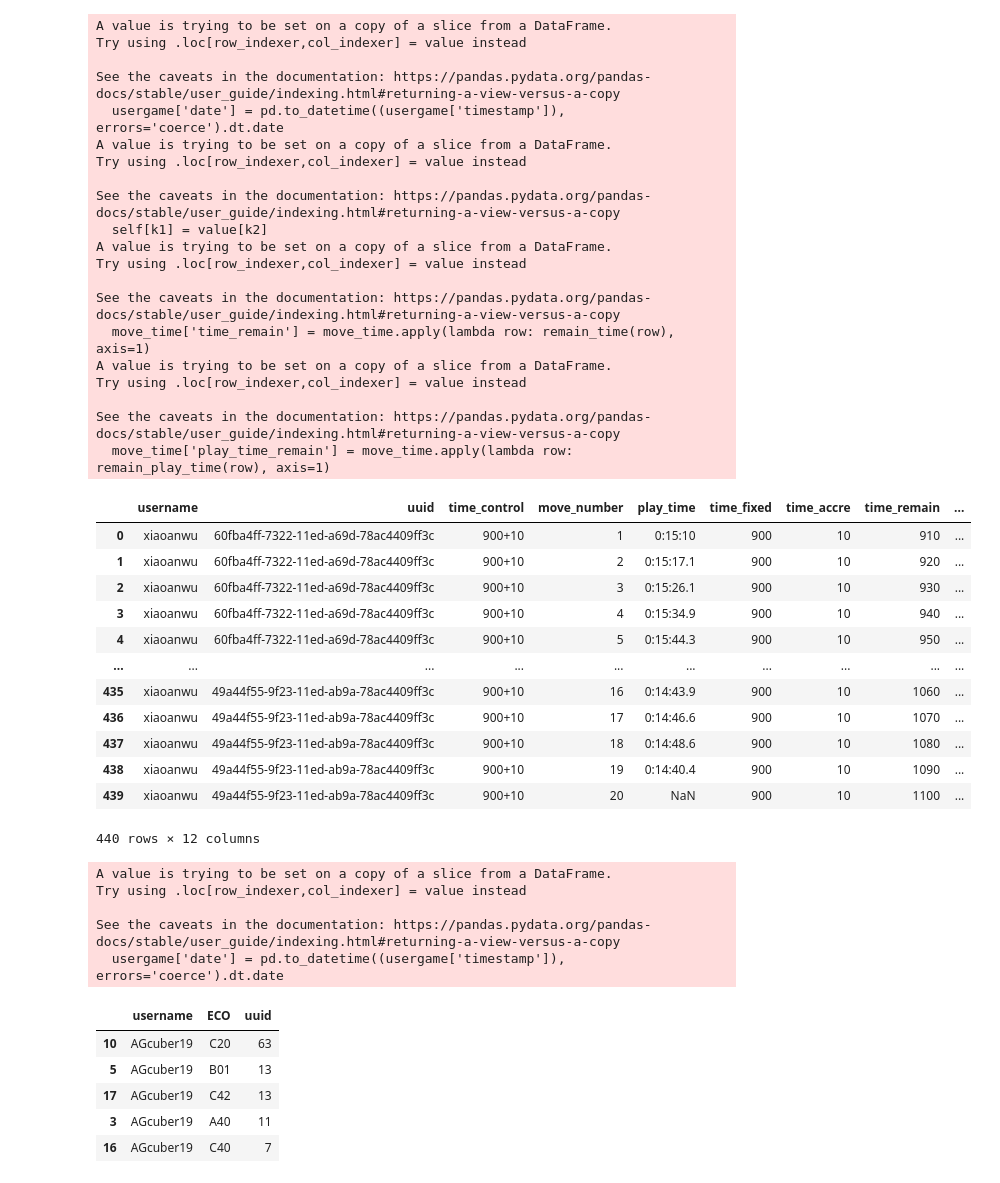
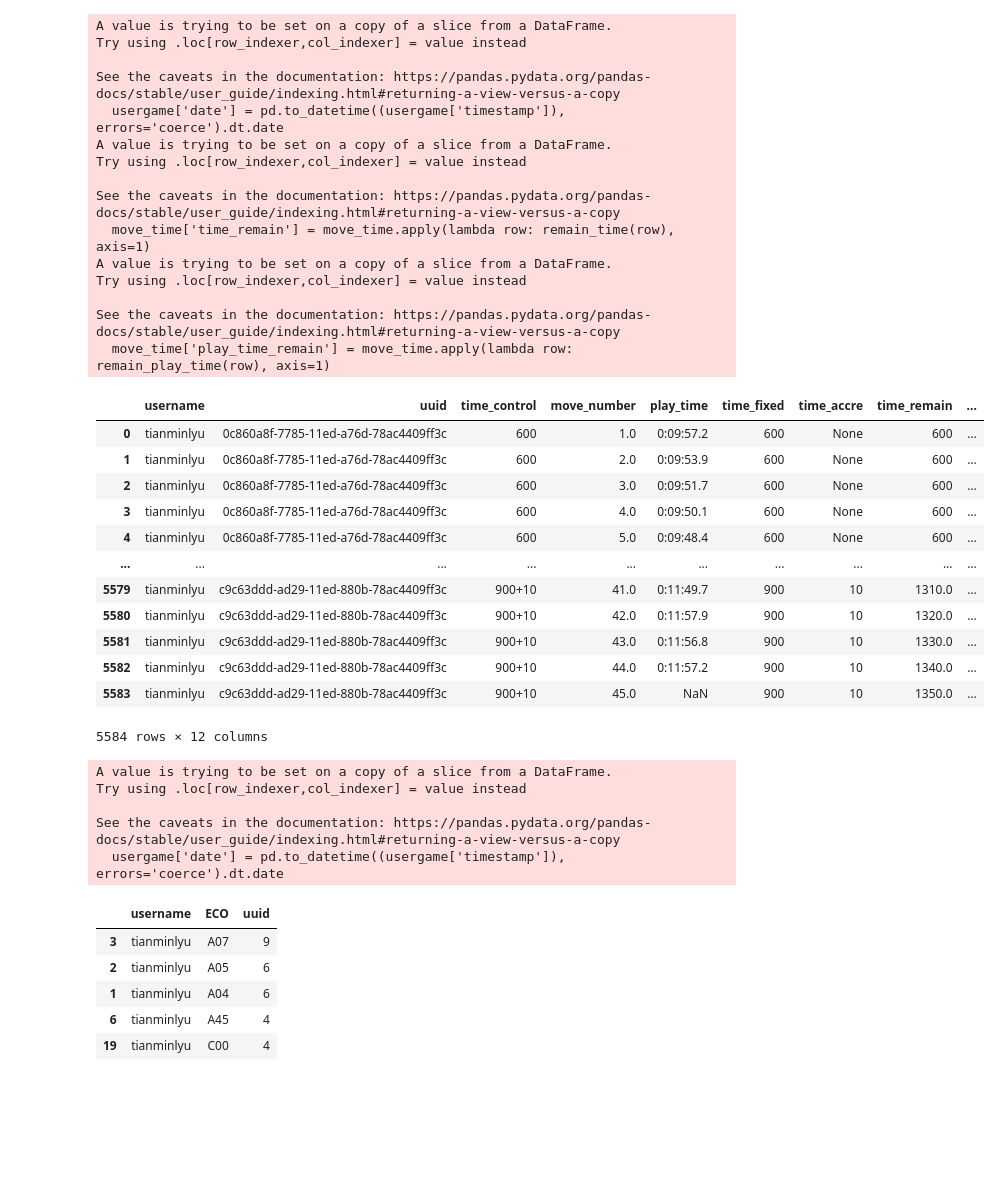
Before and after one commit to thecrossed/chess_analytics, a Jupyter notebook: chess_student_report.ipynb, the cells around one changed output. Cells and saved outputs as stored; diff of their text form; code cells hidden in the pictures; blank space fills up the shorter version.

```diff
--- a/chess_student_report.ipynb
+++ b/chess_student_report.ipynb
@@ -8,7 +8,7 @@ from datetime import datetime
 # %%
 players = pd.read_csv("player_tianmin_class.csv")
 
-games = pd.read_csv("tianmin_chess_class.csv")
+games = pd.read_csv("games_tianmin_class.csv")
 
 moves = pd.read_csv("move_tianmin_class.csv")
 # %%
@@ -298,7 +298,7 @@ def remain_time(row):
     if row['time_accre'] == None:
         return row['time_fixed']
     else:
-        return int(row['time_fixed']) + int(row['time_accre']) * int(row['move_number'])
+        return float(row['time_fixed']) + float(row['time_accre']) * float(row['move_number'])
 
 
 
@@ -317,51 +317,46 @@ def remain_play_time(row):
 
 def move_time(username, period):
     usergame = period_games(username,period)
     games_move = pd.merge(usergame, moves, on=["uuid"])
     games_move['is_white_player'] = games_move.apply(lambda row: is_white_player(row), axis=1)
     games_move['play_time'] = games_move.apply(lambda row: play_time(row), axis=1)
     move_time = games_move[['username','uuid','time_control','move_number','play_time']]
     move_time[['time_fixed', 'time_accre']] = move_time.time_control.str.split("+", expand = True) # none row has +
     move_time['time_remain'] = move_time.apply(lambda row: remain_time(row), axis=1)
     move_time[['time_hour', 'time_min','time_sec']] = move_time.play_time.str.split(":", expand = True)
     move_time['play_time_remain'] = move_time.apply(lambda row: remain_play_time(row), axis=1)
     return move_time
 
-move_time('xiaoanwu',['12/01/22','02/28/23'])
+move_time('tianminlyu',['12/01/22','02/28/23'])
 # %% [output]
 A value is trying to be set on a copy of a slice from a DataFrame.
 Try using .loc[row_indexer,col_indexer] = value instead
 
 See the caveats in the documentation: https://pandas.pydata.org/pandas-docs/stable/user_guide/indexing.html#returning-a-view-versus-a-copy
   usergame['date'] = pd.to_datetime((usergame['timestamp']), errors='coerce').dt.date
-A value is trying to be set on a copy of a slice from a DataFrame.
-Try using .loc[row_indexer,col_indexer] = value instead
-
-See the caveats in the documentation: https://pandas.pydata.org/pandas-docs/stable/user_guide/indexing.html#returning-a-view-versus-a-copy
-  self[k1] = value[k2]
 A value is trying to be set on a copy of a slice from a DataFrame.
 Try using .loc[row_indexer,col_indexer] = value instead
 
 See the caveats in the documentation: https://pandas.pydata.org/pandas-docs/stable/user_guide/indexing.html#returning-a-view-versus-a-copy
   move_time['time_remain'] = move_time.apply(lambda row: remain_time(row), axis=1)
 A value is trying to be set on a copy of a slice from a DataFrame.
 Try using .loc[row_indexer,col_indexer] = value instead
 
 See the caveats in the documentation: https://pandas.pydata.org/pandas-docs/stable/user_guide/indexing.html#returning-a-view-versus-a-copy
   move_time['play_time_remain'] = move_time.apply(lambda row: remain_play_time(row), axis=1)
 |  | username | uuid | time_control | move_number | play_time | time_fixed | time_accre | time_remain | ... |
-| 0 | xiaoanwu | 60fba4ff-7322-11ed-a69d-78ac4409ff3c | 900+10 | 1 | 0:15:10 | 900 | 10 | 910 | ... |
-| 1 | xiaoanwu | 60fba4ff-7322-11ed-a69d-78ac4409ff3c | 900+10 | 2 | 0:15:17.1 | 900 | 10 | 920 | ... |
-| 2 | xiaoanwu | 60fba4ff-7322-11ed-a69d-78ac4409ff3c | 900+10 | 3 | 0:15:26.1 | 900 | 10 | 930 | ... |
-| 3 | xiaoanwu | 60fba4ff-7322-11ed-a69d-78ac4409ff3c | 900+10 | 4 | 0:15:34.9 | 900 | 10 | 940 | ... |
-| 4 | xiaoanwu | 60fba4ff-7322-11ed-a69d-78ac4409ff3c | 900+10 | 5 | 0:15:44.3 | 900 | 10 | 950 | ... |
+| 0 | tianminlyu | 0c860a8f-7785-11ed-a76d-78ac4409ff3c | 600 | 1.0 | 0:09:57.2 | 600 | None | 600 | ... |
+| 1 | tianminlyu | 0c860a8f-7785-11ed-a76d-78ac4409ff3c | 600 | 2.0 | 0:09:53.9 | 600 | None | 600 | ... |
+| 2 | tianminlyu | 0c860a8f-7785-11ed-a76d-78ac4409ff3c | 600 | 3.0 | 0:09:51.7 | 600 | None | 600 | ... |
+| 3 | tianminlyu | 0c860a8f-7785-11ed-a76d-78ac4409ff3c | 600 | 4.0 | 0:09:50.1 | 600 | None | 600 | ... |
+| 4 | tianminlyu | 0c860a8f-7785-11ed-a76d-78ac4409ff3c | 600 | 5.0 | 0:09:48.4 | 600 | None | 600 | ... |
 | ... | ... | ... | ... | ... | ... | ... | ... | ... | ... |
-| 435 | xiaoanwu | 49a44f55-9f23-11ed-ab9a-78ac4409ff3c | 900+10 | 16 | 0:14:43.9 | 900 | 10 | 1060 | ... |
-| 436 | xiaoanwu | 49a44f55-9f23-11ed-ab9a-78ac4409ff3c | 900+10 | 17 | 0:14:46.6 | 900 | 10 | 1070 | ... |
-| 437 | xiaoanwu | 49a44f55-9f23-11ed-ab9a-78ac4409ff3c | 900+10 | 18 | 0:14:48.6 | 900 | 10 | 1080 | ... |
-| 438 | xiaoanwu | 49a44f55-9f23-11ed-ab9a-78ac4409ff3c | 900+10 | 19 | 0:14:40.4 | 900 | 10 | 1090 | ... |
-| 439 | xiaoanwu | 49a44f55-9f23-11ed-ab9a-78ac4409ff3c | 900+10 | 20 | NaN | 900 | 10 | 1100 | ... |
+| 5579 | tianminlyu | c9c63ddd-ad29-11ed-880b-78ac4409ff3c | 900+10 | 41.0 | 0:11:49.7 | 900 | 10 | 1310.0 | ... |
+| 5580 | tianminlyu | c9c63ddd-ad29-11ed-880b-78ac4409ff3c | 900+10 | 42.0 | 0:11:57.9 | 900 | 10 | 1320.0 | ... |
+| 5581 | tianminlyu | c9c63ddd-ad29-11ed-880b-78ac4409ff3c | 900+10 | 43.0 | 0:11:56.8 | 900 | 10 | 1330.0 | ... |
+| 5582 | tianminlyu | c9c63ddd-ad29-11ed-880b-78ac4409ff3c | 900+10 | 44.0 | 0:11:57.2 | 900 | 10 | 1340.0 | ... |
+| 5583 | tianminlyu | c9c63ddd-ad29-11ed-880b-78ac4409ff3c | 900+10 | 45.0 | NaN | 900 | 10 | 1350.0 | ... |
-440 rows × 12 columns
+5584 rows × 12 columns
 # %%
 # Q5 - What is the most common opening when this player played white?
 
@@ -377,7 +372,7 @@ def white_opening(username, period, top):
 
     return move_aggr.head(top)
 
-white_opening('AGcuber19',['12/01/22','02/28/23'],5)
+white_opening('tianminlyu',['12/01/22','02/28/23'],5)
 # %% [output]
 A value is trying to be set on a copy of a slice from a DataFrame.
 Try using .loc[row_indexer,col_indexer] = value instead
@@ -385,11 +380,11 @@ Try using .loc[row_indexer,col_indexer] = value instead
 See the caveats in the documentation: https://pandas.pydata.org/pandas-docs/stable/user_guide/indexing.html#returning-a-view-versus-a-copy
   usergame['date'] = pd.to_datetime((usergame['timestamp']), errors='coerce').dt.date
 |  | username | ECO | uuid |
-| 10 | AGcuber19 | C20 | 63 |
-| 5 | AGcuber19 | B01 | 13 |
-| 17 | AGcuber19 | C42 | 13 |
-| 3 | AGcuber19 | A40 | 11 |
-| 16 | AGcuber19 | C40 | 7 |
+| 3 | tianminlyu | A07 | 9 |
+| 2 | tianminlyu | A05 | 6 |
+| 1 | tianminlyu | A04 | 6 |
+| 6 | tianminlyu | A45 | 4 |
+| 19 | tianminlyu | C00 | 4 |
 # %%
 # Q6 - What is the most common opening when this player played black?
 
```
Also changed, not shown: parts of 15 cells of this notebook, 5 other files.
